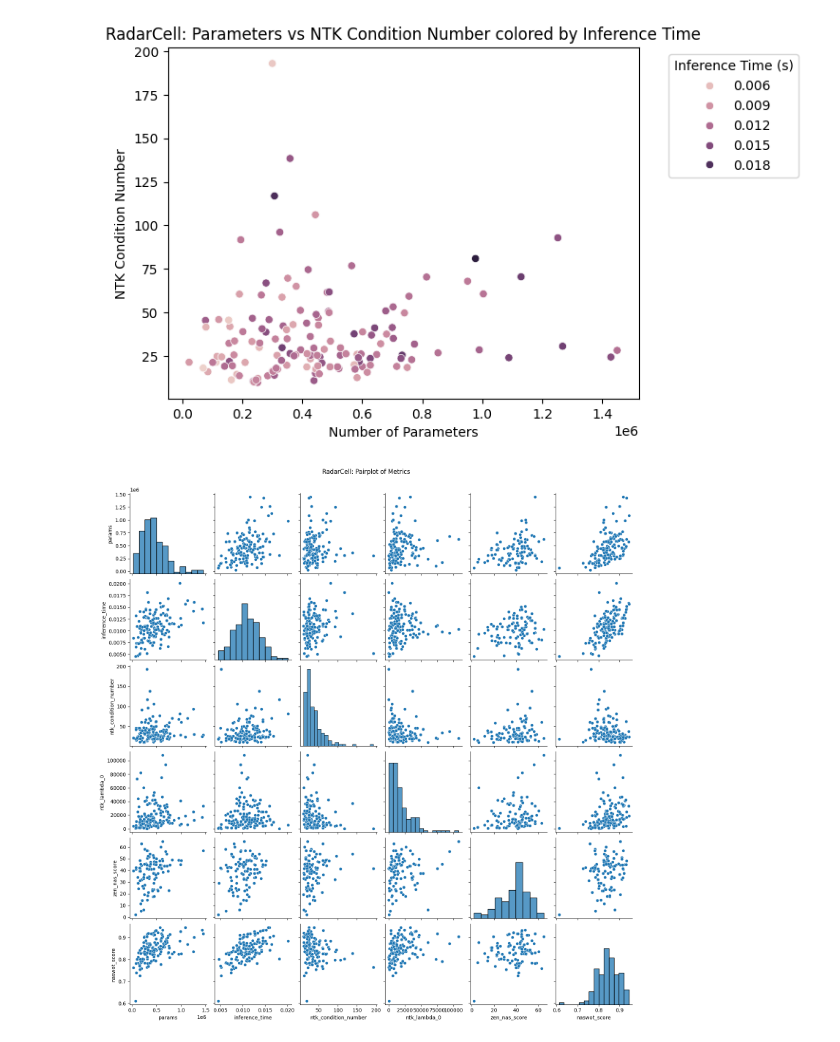
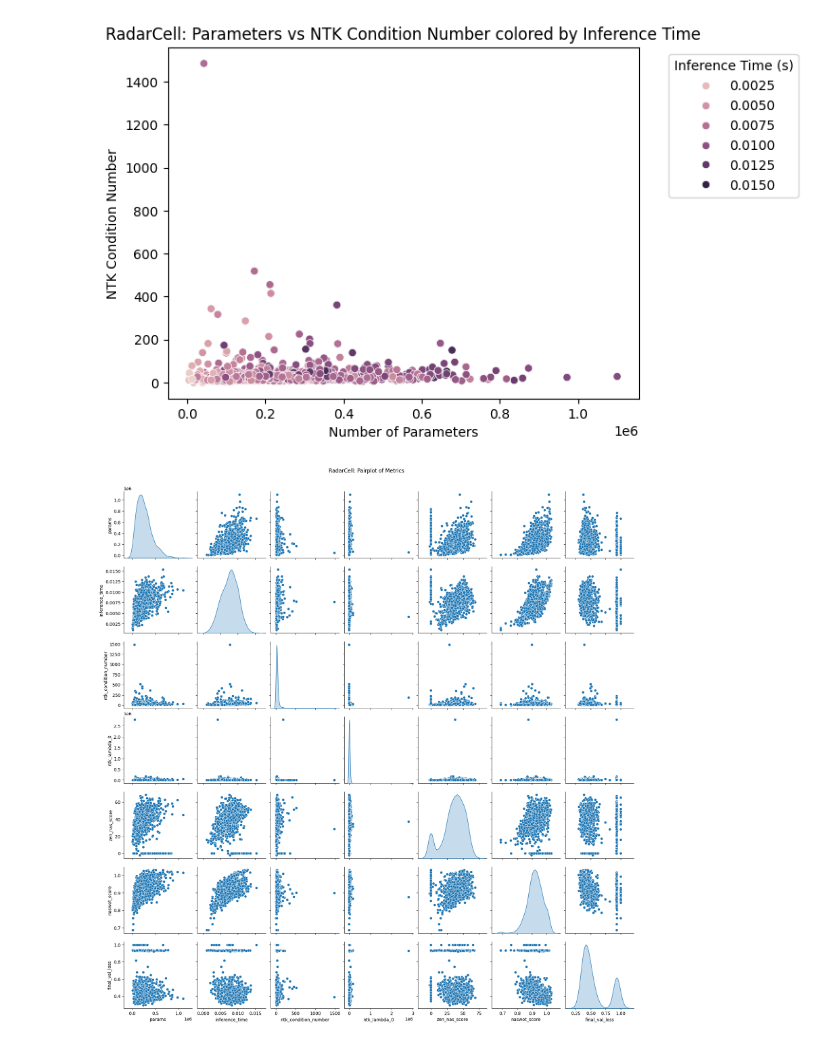
Before and after one commit to noual/nas-radar, a Jupyter notebook: search_space/exploratory.ipynb, the cells around one changed output. Cells and saved outputs as stored; diff of their text form; code cells hidden in the pictures.

```diff
--- a/search_space/exploratory.ipynb
+++ b/search_space/exploratory.ipynb
@@ -8,7 +8,11 @@ import numpy as np
 import matplotlib.pyplot as plt
 import seaborn as sns
 import pandas as pd
-df = pd.read_csv("exploration.csv")
+df = pd.read_csv("exploration_with_training_no_weight_init.csv")
+df = df.replace([np.inf, -np.inf, np.nan], 0)
+print(f"{df.shape[0]} runs loaded.")
+# df["log_lambda_0"] = np.log10(df["ntk_lambda_0"])
+# df = df[df['final_val_loss'] < 0.7]  # Filter out invalid runs
 sns.scatterplot(data=df, x="params", y="inference_time")
 plt.xlabel("Number of Parameters")
 plt.ylabel("Inference Time (s)")
@@ -24,10 +29,11 @@ plt.title("RadarCell: Parameters vs NTK Condition Number colored by Inference Ti
 plt.legend(title="Inference Time (s)", bbox_to_anchor=(1.05, 1), loc='upper left')
 plt.show()
 # %% [output]
-[figure, old version]
+[figure, new version]
 # %%
-sns.pairplot(df, vars=["params", "inference_time", "ntk_condition_number", "ntk_lambda_0", "zen_nas_score", "naswot_score"])
+sns.pairplot(df, vars=["params", "inference_time", "ntk_condition_number", "ntk_lambda_0", "zen_nas_score", "naswot_score", "final_val_loss"],
+              diag_kind="kde")
 plt.suptitle("RadarCell: Pairplot of Metrics", y=1.02)
 plt.show()
 # %% [output]
-[figure, old version]
+[figure, new version]
```
Also changed, not shown: parts of 4 cells of this notebook, 3 other files.
